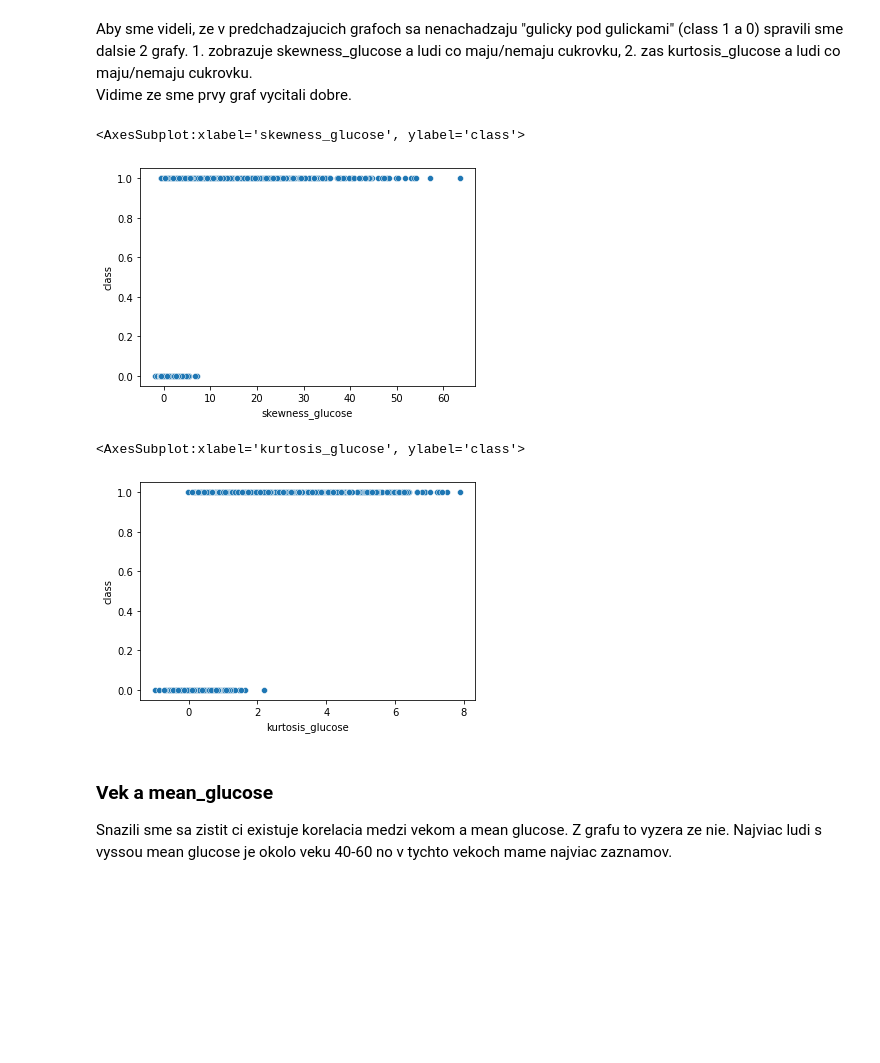
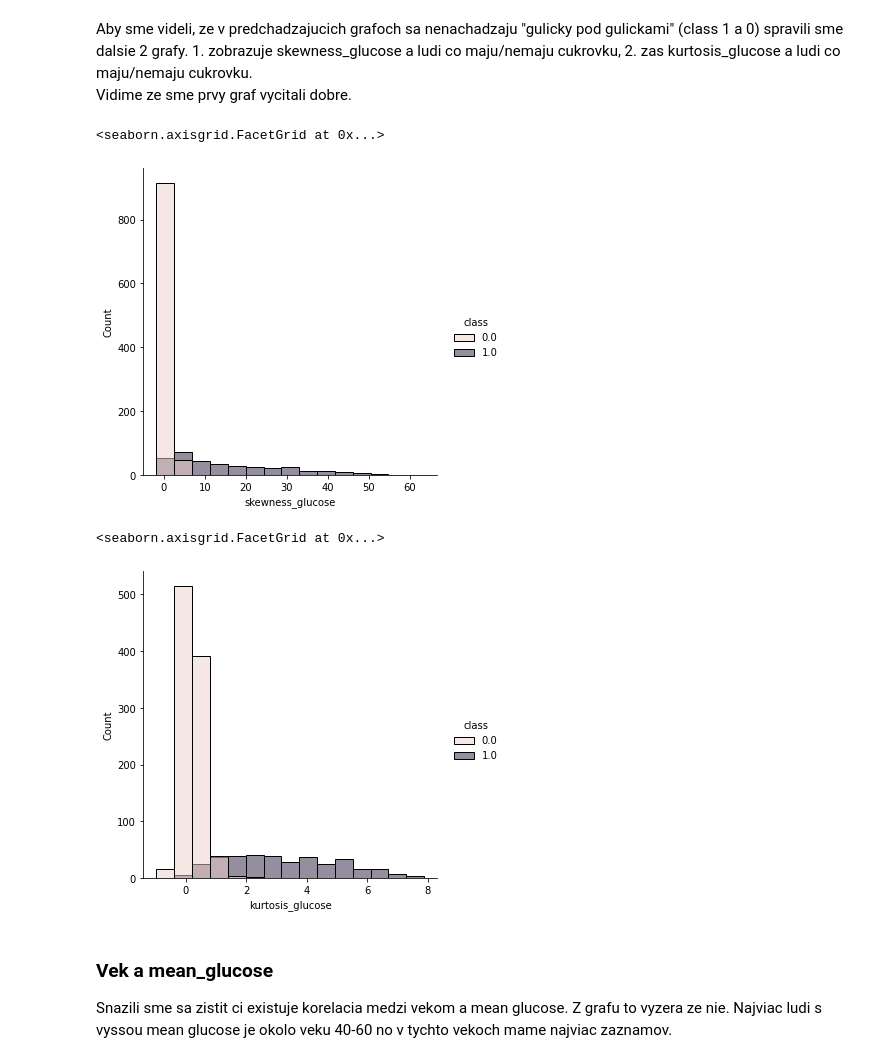
Before and after one commit to Marian-N/IAU, a Jupyter notebook: Untitled.ipynb, the cells around one changed output. Saved outputs shown, nothing was run; the diff lists cells and outputs as text; code cells hidden in the pictures; blank space fills up the shorter version.

```diff
--- a/Untitled.ipynb
+++ b/Untitled.ipynb
@@ -752,15 +822,15 @@ sns.pairplot(data=df, vars=['skewness_glucose', 'kurtosis_glucose'], hue = "clas
 Aby sme videli, ze v predchadzajucich grafoch sa nenachadzaju "gulicky pod gulickami" (class 1 a 0) spravili sme dalsie 2 grafy. 1. zobrazuje skewness_glucose a ludi co maju/nemaju cukrovku, 2. zas kurtosis_glucose a ludi co maju/nemaju cukrovku.
 Vidime ze sme prvy graf vycitali dobre.
 # %%
-sns.scatterplot(data=df, x='skewness_glucose', y='class')
+sns.displot(df, x='skewness_glucose', hue='class', bins = 15)
 # %% [output]
-<AxesSubplot:xlabel='skewness_glucose', ylabel='class'>
+<seaborn.axisgrid.FacetGrid at 0x...>
-[figure, old version]
+[figure, new version]
 # %%
-sns.scatterplot(data=df, x='kurtosis_glucose', y='class')
+sns.displot(df, x='kurtosis_glucose', hue='class', bins = 15)
 # %% [output]
-<AxesSubplot:xlabel='kurtosis_glucose', ylabel='class'>
+<seaborn.axisgrid.FacetGrid at 0x...>
-[figure, old version]
+[figure, new version]
 # %% [markdown]
 ### Vek a mean_glucose
 Snazili sme sa zistit ci existuje korelacia medzi vekom a mean glucose. Z grafu to vyzera ze nie. Najviac ludi s vyssou mean glucose je okolo veku 40-60 no v tychto vekoch mame najviac zaznamov.
```
Also changed, not shown: parts of 41 cells of this notebook.
